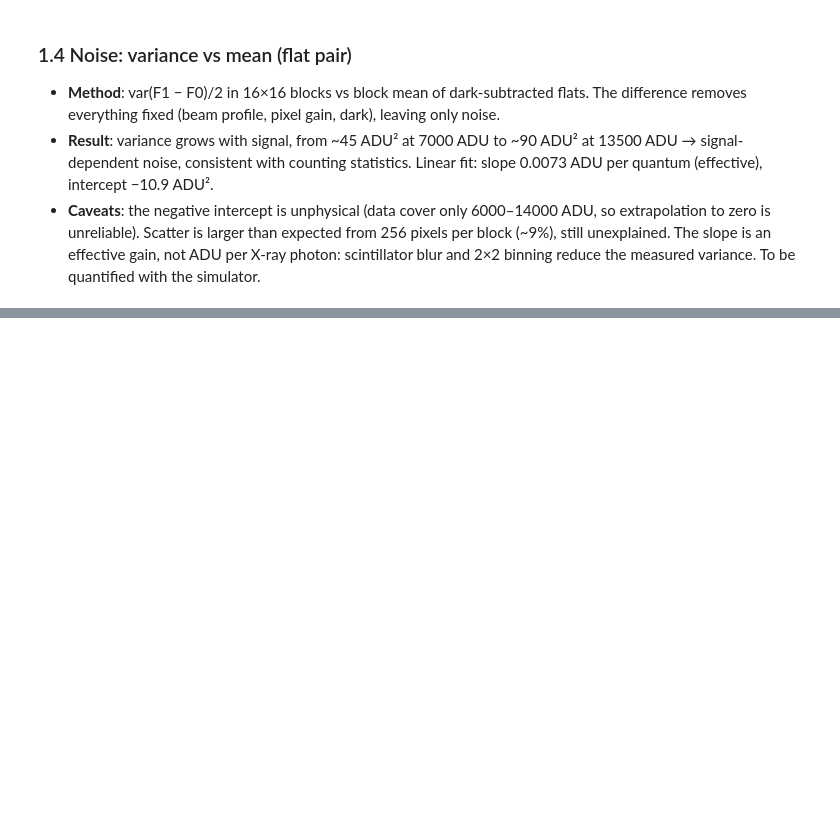
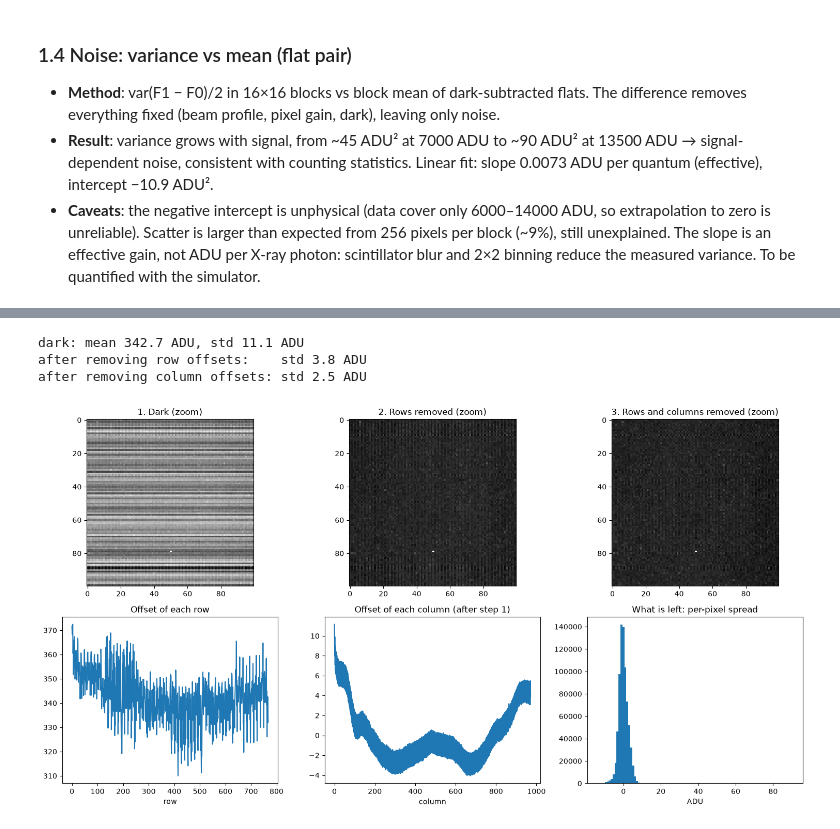
Before and after one commit to andreapasotti-eng/xray-detector-chain, a Jupyter notebook: notebooks/01_exploration.ipynb, the cells around one changed output, grey strips where cells are left out. Saved outputs shown, nothing was run; the diff lists cells and outputs as text; code cells hidden in the pictures; blank space fills up the shorter version.

```diff
--- a/notebooks/01_exploration.ipynb
+++ b/notebooks/01_exploration.ipynb
@@ -148,0 +192,38 @@ slope K ≈ 0.0073 ADU per quantum, intercept ≈ -10.9 ADU²
+# %%
+print(f"dark: mean {dark.mean():.1f} ADU, std {dark.std():.1f} ADU")
+
+# Step 1: remove one offset per row (the stripes)
+row_offset = dark.mean(axis=1)            # 768 values, one per row
+step1 = dark - row_offset[:, np.newaxis]  # subtract each row's mean from that row
+print(f"after removing row offsets:    std {step1.std():.1f} ADU")
+
+# Step 2: remove one offset per column (even/odd, edge, slow variation)
+col_offset = step1.mean(axis=0)           # 972 values, one per column
+step2 = step1 - col_offset[np.newaxis, :]
+print(f"after removing column offsets: std {step2.std():.1f} ADU")
+
+zoom = (slice(300, 400), slice(400, 500))  # 100x100 window near the centre
+
+fig, ax = plt.subplots(2, 3, figsize=(15, 8))
+ax[0, 0].imshow(dark[zoom], cmap="gray")
+ax[0, 0].set_title("1. Dark (zoom)")
+ax[0, 1].imshow(step1[zoom], cmap="gray")
+ax[0, 1].set_title("2. Rows removed (zoom)")
+ax[0, 2].imshow(step2[zoom], cmap="gray")
+ax[0, 2].set_title("3. Rows and columns removed (zoom)")
+ax[1, 0].plot(row_offset)
+ax[1, 0].set_title("Offset of each row")
+ax[1, 0].set_xlabel("row")
+ax[1, 1].plot(col_offset)
+ax[1, 1].set_title("Offset of each column (after step 1)")
+ax[1, 1].set_xlabel("column")
+ax[1, 2].hist(step2.ravel(), bins=100)
+ax[1, 2].set_title("What is left: per-pixel spread")
+ax[1, 2].set_xlabel("ADU")
+plt.tight_layout()
+plt.show()
+# %% [output]
+dark: mean 342.7 ADU, std 11.1 ADU
+after removing row offsets:    std 3.8 ADU
+after removing column offsets: std 2.5 ADU
+[figure, added]
```
Also changed, not shown: parts of 7 cells of this notebook, 1 other file.
